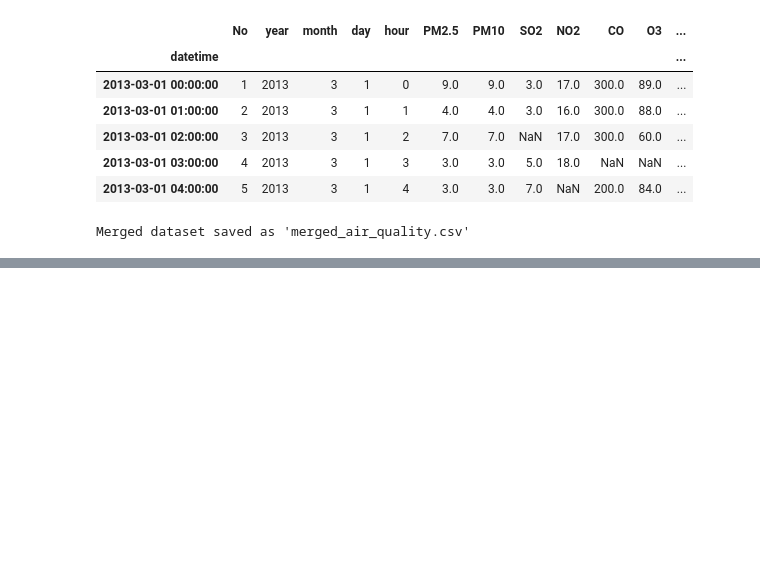
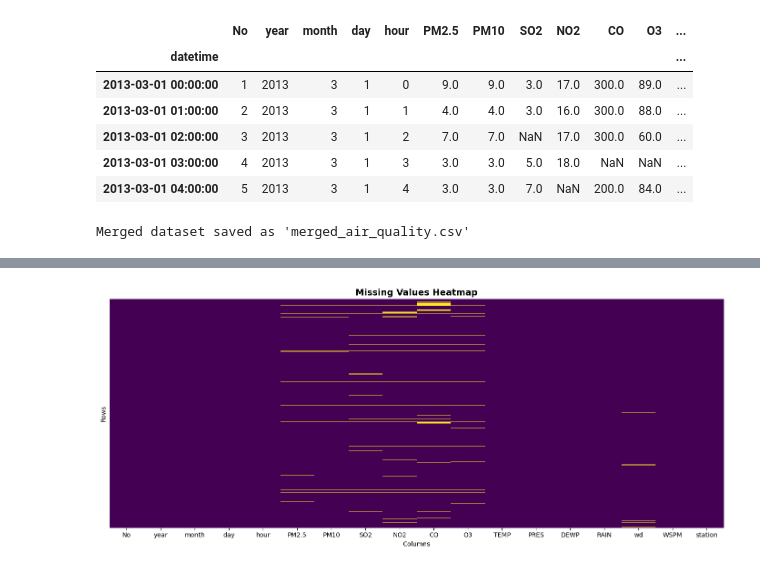
Before and after one commit to Ayomide-baga/CMP7005-PRAC1, a Jupyter notebook: CMP7005_PRAC1.ipynb, the cells around one changed output, grey strips where cells are left out. Cells and saved outputs as stored; diff of their text form; code cells hidden in the pictures; blank space fills up the shorter version.

Commit message:
Checked dataset structure, column types, and missing values. Added heatmap to visualise gaps across columns

```diff
--- a/CMP7005_PRAC1.ipynb
+++ b/CMP7005_PRAC1.ipynb
@@ -145,0 +312,11 @@ Merged dataset saved as 'merged_air_quality.csv'
+# %%
+# Visualise missing values pattern across the dataset
+plt.figure(figsize=(14, 6))
+sns.heatmap(df.isnull(), cbar=False, cmap='viridis', yticklabels=False)
+plt.title('Missing Values Heatmap', fontsize=14, fontweight='bold')
+plt.xlabel('Columns')
+plt.ylabel('Rows')
+plt.tight_layout()
+plt.show()
+# %% [output]
+[figure, added]
```
Also changed, not shown: parts of 12 cells of this notebook.
